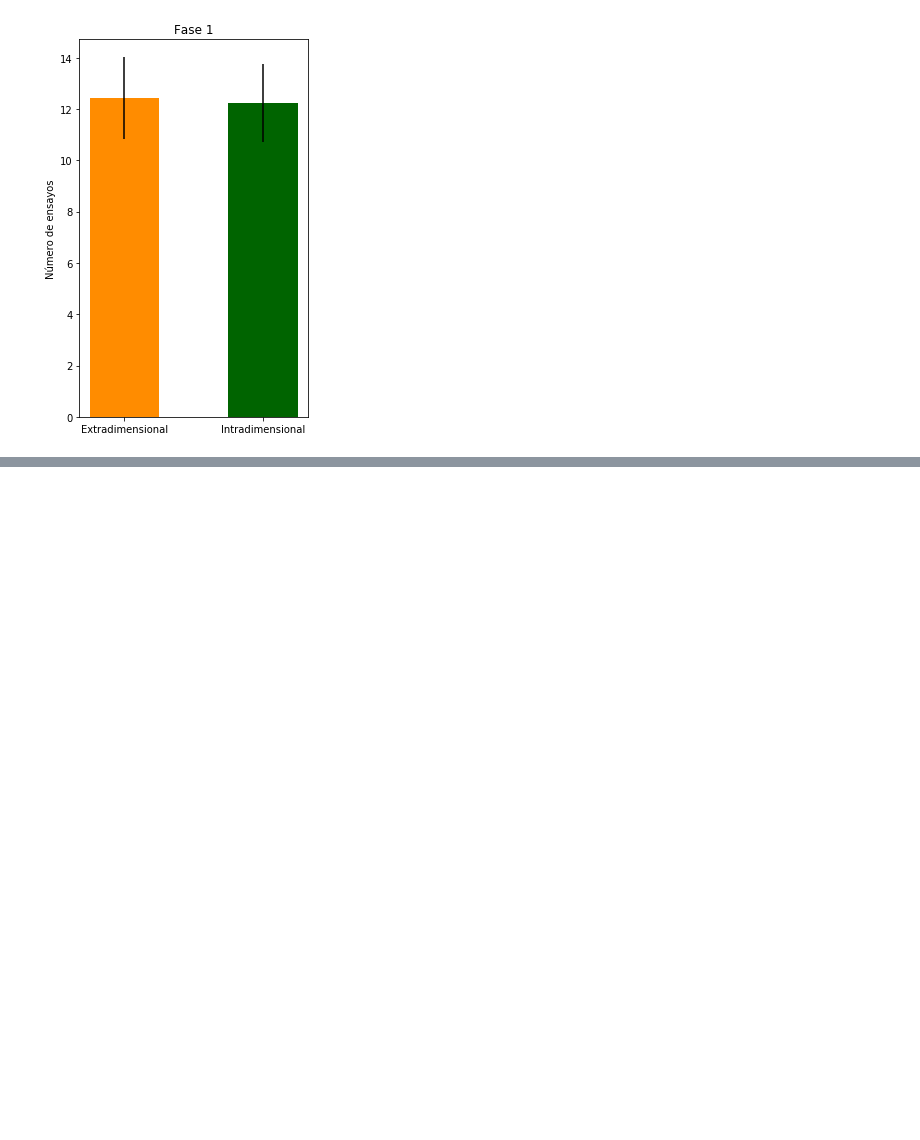
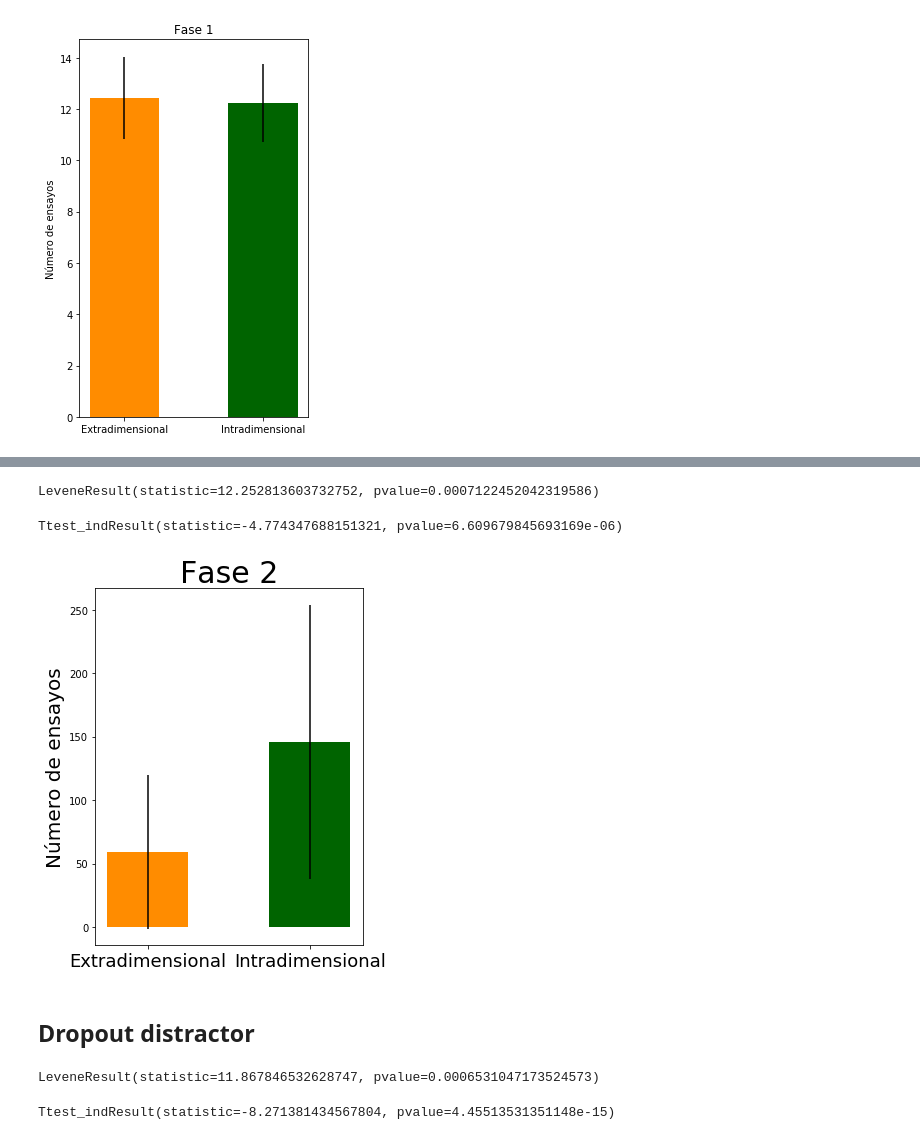
Before and after one commit to Aturt2/Kendler, a Jupyter notebook: Analysis.ipynb, the cells around one changed output, grey strips where cells are left out. Saved outputs shown, nothing was run; the diff lists cells and outputs as text; code cells hidden in the pictures; blank space fills up the shorter version.

Commit message:
Extra experiments

```diff
--- a/Analysis.ipynb
+++ b/Analysis.ipynb
@@ -52,0 +55,27 @@ plt.tight_layout()
+# %%
+results = pd.read_pickle("results-hidden.pkl")
+# %%
+inter = results[results["Switch_type"] == "inter"]["Trials_rule2"].values
+# %%
+intra = results[results["Switch_type"] == "intra"]["Trials_rule2"].values
+# %%
+stats.levene(inter, intra)
+# %% [output]
+LeveneResult(statistic=12.252813603732752, pvalue=0.0007122452042319586)
+# %%
+stats.ttest_ind(inter, intra)
+# %% [output]
+Ttest_indResult(statistic=-4.774347688151321, pvalue=6.609679845693169e-06)
+# %%
+plt.figure(figsize=(5,6))
+plt.bar(x = ["Extradimensional", "Intradimensional"],height = [np.mean(inter), np.mean(intra)],
+        width=0.5, color=["darkorange", "darkgreen"], yerr=[np.std(inter), np.std(intra)],
+        tick_label = ["Extradimensional", "Intradimensional"])
+plt.ylabel("Número de ensayos", fontdict = {'fontsize': 20})
+plt.title("Fase 2", fontdict = {'fontsize': 30})
+plt.xticks(fontsize=18)
+plt.tight_layout()
+# %% [output]
+[figure, added]
+# %% [markdown]
+## Dropout distractor
@@ -52,0 +88,8 @@ plt.tight_layout()
+# %%
+stats.levene(inter, intra)
+# %% [output]
+LeveneResult(statistic=11.867846532628747, pvalue=0.0006531047173524573)
+# %%
+stats.ttest_ind(inter, intra)
+# %% [output]
+Ttest_indResult(statistic=-8.271381434567804, pvalue=4.45513531351148e-15)
```
Also changed, not shown: parts of 11 cells of this notebook, 4 other files.
